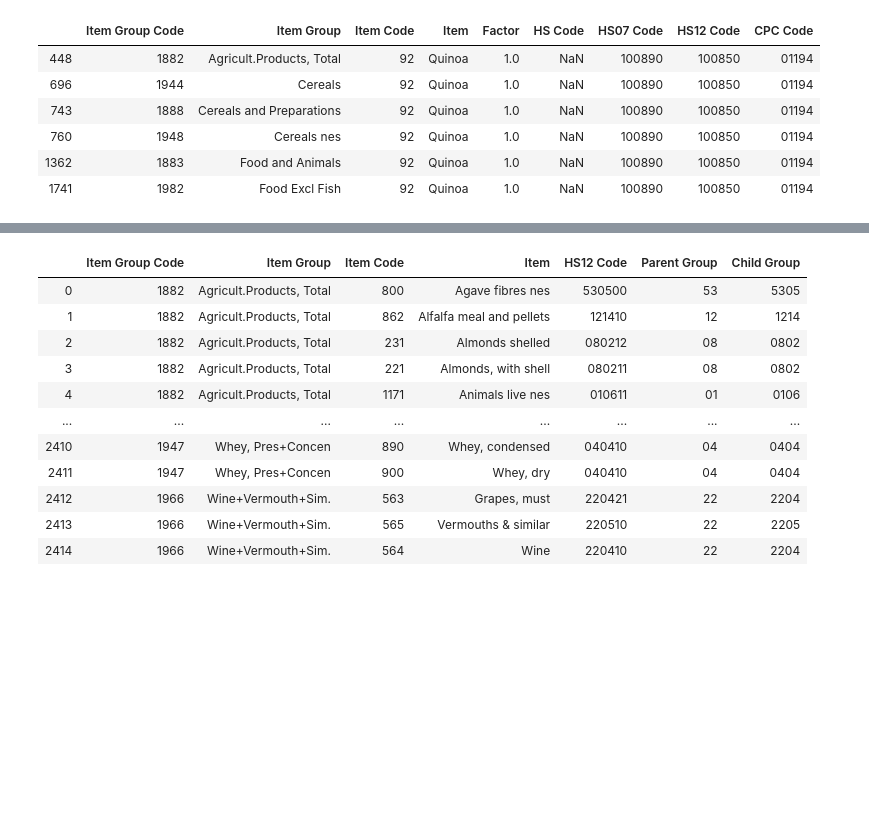
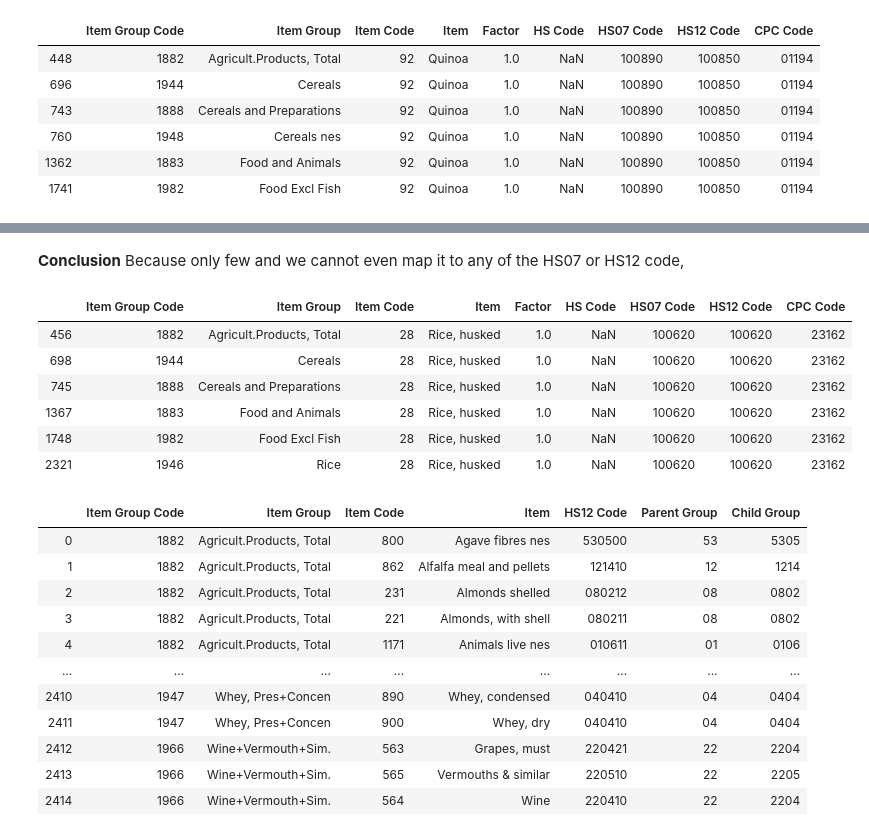
Before and after one commit to dsalathe/jurassic-spark, a Jupyter notebook: Nils.ipynb, the cells around one changed output, grey strips where cells are left out. Saved outputs shown, nothing was run; the diff lists cells and outputs as text; code cells hidden in the pictures; blank space fills up the shorter version.

```diff
--- a/Nils.ipynb
+++ b/Nils.ipynb
@@ -583,3 +596,17 @@ dtype: int64
+# %% [markdown]
+**Conclusion**
+Because only few and we cannot even map it to any of the HS07 or HS12 code,
+# %%
+# TODO : Show that we have rice
+df_group_crops[df_group_crops['HS12 Code']=='100620']
+# %% [output]
+|  | Item Group Code | Item Group | Item Code | Item | Factor | HS Code | HS07 Code | HS12 Code | CPC Code |
+| 456 | 1882 | Agricult.Products, Total | 28 | Rice, husked | 1.0 | NaN | 100620 | 100620 | 23162 |
+| 698 | 1944 | Cereals | 28 | Rice, husked | 1.0 | NaN | 100620 | 100620 | 23162 |
+| 745 | 1888 | Cereals and Preparations | 28 | Rice, husked | 1.0 | NaN | 100620 | 100620 | 23162 |
+| 1367 | 1883 | Food and Animals | 28 | Rice, husked | 1.0 | NaN | 100620 | 100620 | 23162 |
+| 1748 | 1982 | Food Excl Fish | 28 | Rice, husked | 1.0 | NaN | 100620 | 100620 | 23162 |
+| 2321 | 1946 | Rice | 28 | Rice, husked | 1.0 | NaN | 100620 | 100620 | 23162 |
 # %%
 # df group crops with the nan values removed
 df_group_crops_cleaned = df_group_crops[~df_group_crops['HS12 Code'].isnull()]
```
Also changed, not shown: parts of 32 cells of this notebook.
